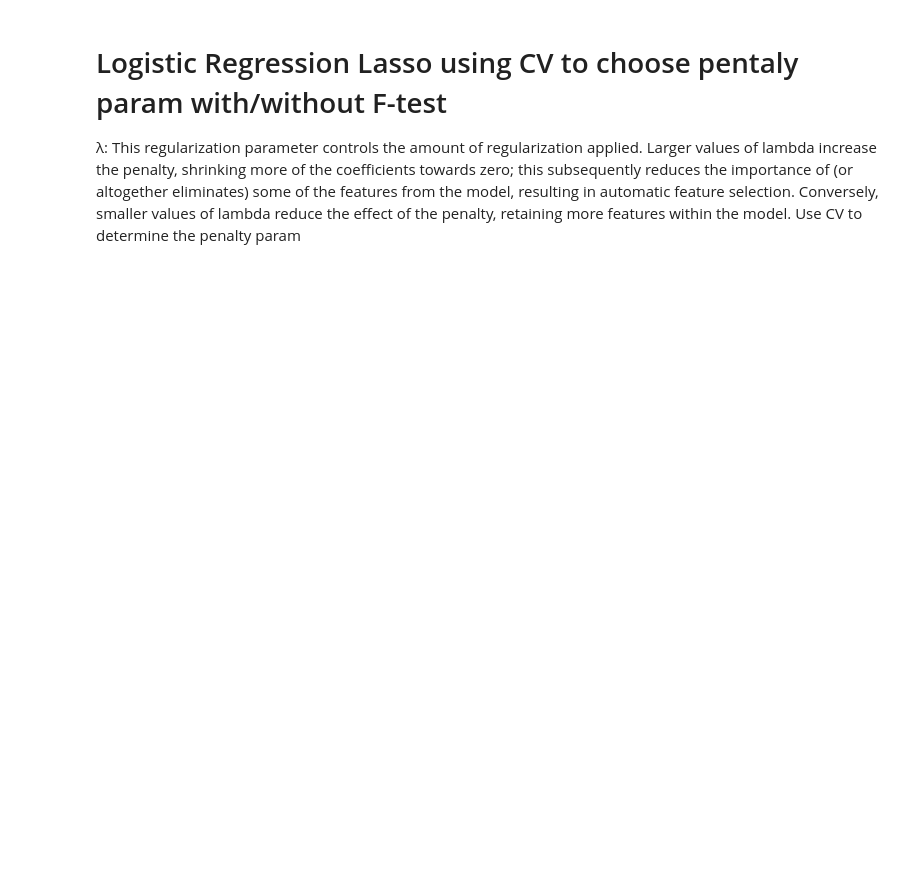
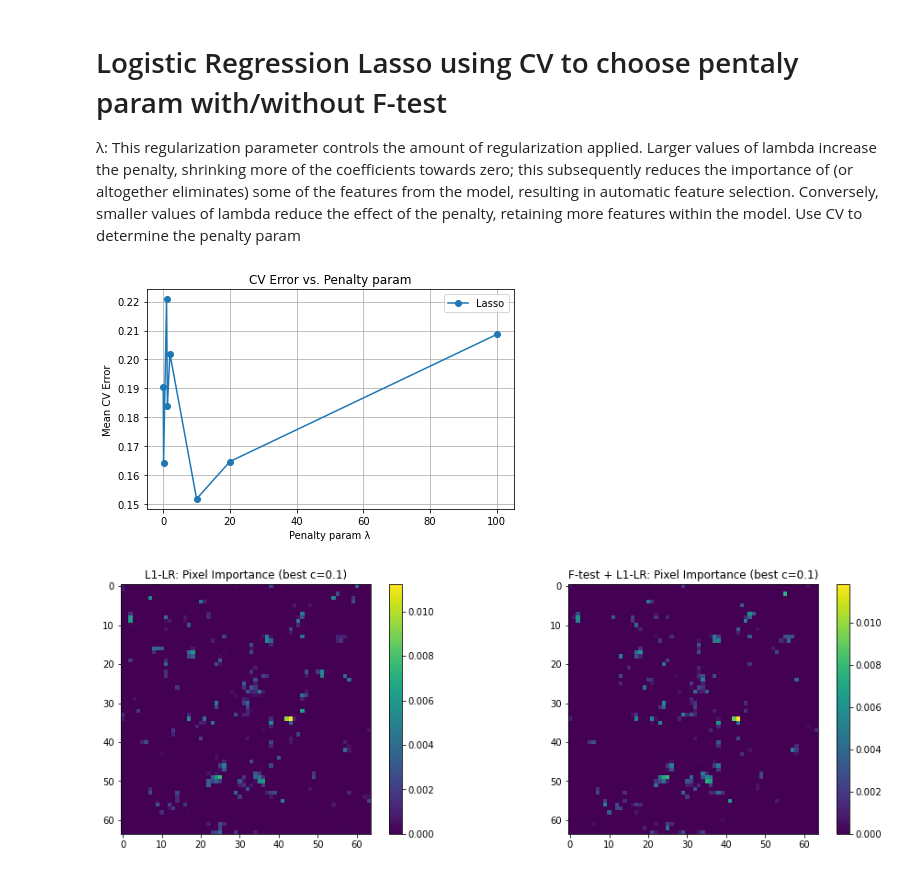
Before and after one commit to Max-Fredsdal/MVE441, a Jupyter notebook: project_2/project_2.ipynb, the cells around one changed output. Saved outputs shown, nothing was run; the diff lists cells and outputs as text; code cells hidden in the pictures; blank space fills up the shorter version.

```diff
--- a/project_2/project_2.ipynb
+++ b/project_2/project_2.ipynb
@@ -699,7 +699,7 @@ besk k mean: 2640.0 with standard deviation: 731.0266752998826
  Use CV to determine the penalty param
 # %%
 #Try different penalties and perform CV to determine best
-C = [1,0.9,0.8,0.7,0.6,0.5,0.4,0.3,0.2,0.1,0.08,0.06,0.04,0.02,0.01]
+C = [100,10,1,0.8,0.5,0.1,0.05,0.01]
 penalty_param_errors = []
 
 selected_index = sorted_by_feature_index[:int(best_k_mean)]
@@ -709,7 +709,7 @@ for penalty_param in C:
     CV_errors = []
     CV_errors_F_test = []
     classifier = LogisticRegression(penalty='l1', solver='liblinear', C=penalty_param, max_iter=10000)
-    CV_folds = KFold(n_splits=5, shuffle=True, random_state=42)
+    CV_folds = KFold(n_splits=5, shuffle=True)
 
     for train_idx, test_idx in CV_folds.split(X_train, y_train):
         X_train_cv = X_train[train_idx]
@@ -750,30 +750,33 @@ betas_F_test = best_classifier_F_test.coef_
 betas_F_test_full = np.zeros(4096)
 betas_F_test_full[selected_index] = betas_F_test
 betas_F_test_full = np.reshape(betas_F_test_full, (64, 64))
 
 # Plot CV errors
 lambdas = [1/c for c in C]
 plt.figure()
 plt.plot(lambdas, penalty_param_errors, marker='o', label='Lasso')
 plt.xlabel("Penalty param λ")
 plt.ylabel("Mean CV Error")
 plt.title("CV Error vs. Penalty param")
 plt.legend()
 plt.grid(True)
 plt.tight_layout()
 plt.show()
 
 plt.figure(figsize=(16,5))
 plt.subplot(1,2,1)
 plt.imshow(np.abs(betas), cmap="viridis", interpolation="nearest")
 plt.title(f"L1-LR: Pixel Importance (best c={best_c})")
 plt.colorbar()
 
 plt.subplot(1,2,2)
 plt.imshow(np.abs(betas_F_test_full), cmap="viridis", interpolation="nearest")
 plt.title(f"F-test + L1-LR: Pixel Importance (best c={best_c})")
 plt.colorbar()
 plt.show()
 
 
 #print(f"Best c value:{best_c}\nLoss without F-test filtering: {best_loss} and #of features = {len(betas)} \nLoss with F-test filtering: {best_loss} and #of features = {len(betas_F_test_full)} ")
+# %% [output]
+[figure, added]
+[figure, added]
```
Also changed, not shown: parts of 1 cell of this notebook.
